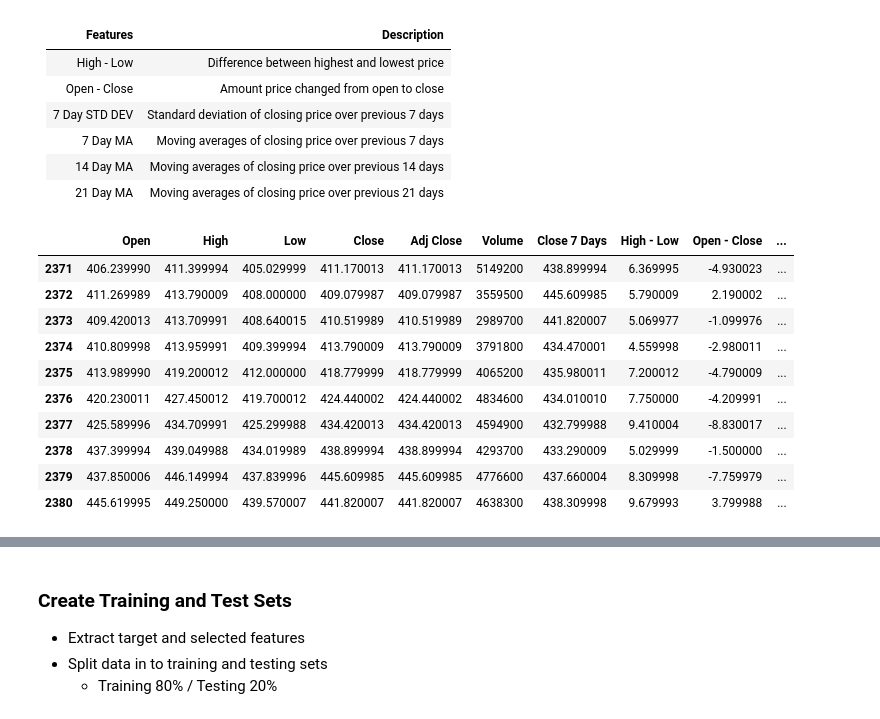
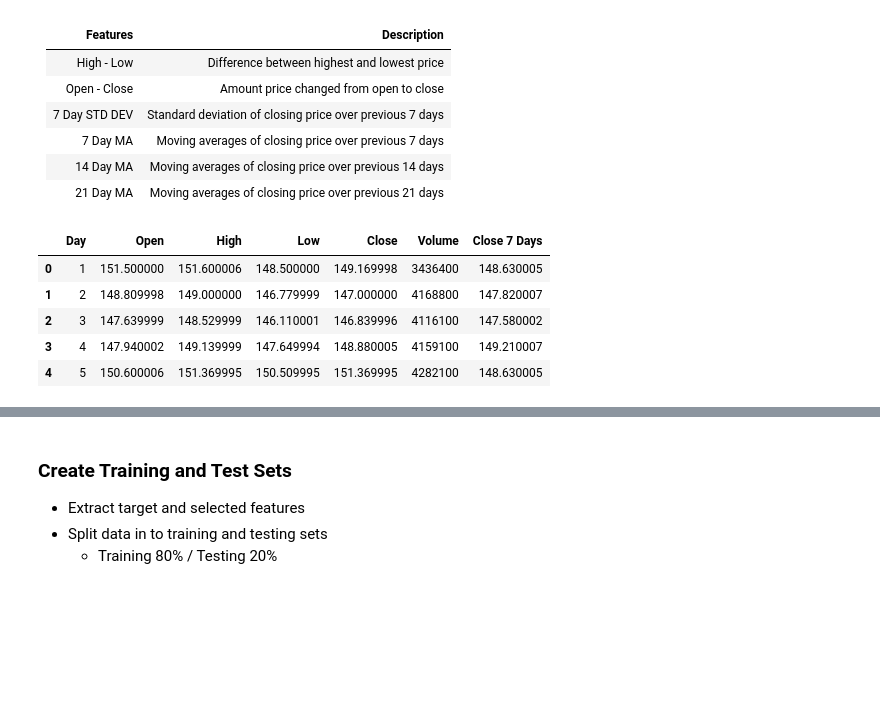
Before and after one commit to shannaw04/ml-stock-predictor, a Jupyter notebook: stock-predictor.ipynb, the cells around one changed output, grey strips where cells are left out. Saved outputs shown, nothing was run; the diff lists cells and outputs as text; code cells hidden in the pictures; blank space fills up the shorter version.

```diff
--- a/stock-predictor.ipynb
+++ b/stock-predictor.ipynb
@@ -71,45 +73,25 @@ from sklearn.metrics import root_mean_squared_error, r2_score
 # %%
 RANDOM_STATE = 42
 file = "./berkshire_hathaway_data.csv"
 stock_data = pd.read_csv(file)
-
-
 
 # Target is next day's closing price
 # So want to target row i to correspond to row i-1 in feature columns
 # Add a column called next day's close
 stock_data['Close 7 Days'] = stock_data['Close'].shift(-7)
 
+stock_data['Day'] = np.arange(1, len(stock_data.index)+1)
+stock_data = stock_data[['Day', 'Open', 'High', 'Low', 'Close', 'Volume', 'Close 7 Days']]
 
-# Add columns for High Price - Low Price and
-# Closing Price - Opening Price
-stock_data['High - Low'] = stock_data['High'] - stock_data['Low']
-stock_data['Open - Close'] = stock_data['Open'] - stock_data['Close']
-
-# Calculate moving average of closing price over 7 days, 14 days, and
-# 21 days.
-stock_data['7 Day MA'] = stock_data['Close'].rolling(7).mean()
-stock_data['14 Day MA'] = stock_data['Close'].rolling(14).mean()
-stock_data['21 Day MA'] = stock_data['Close'].rolling(21).mean()
-
-# Standard deviation of closing price over 7 days
-stock_data['7 Day STD DEV'] = stock_data['Close'].rolling(7).std()
-
-stock_data = stock_data.drop(columns=['Date'])
 
 # Drop the rows with missing data
 stock_data = stock_data.dropna().reset_index(drop=True)
 
-stock_data.tail(10)
+stock_data.head()
 # %% [output]
-|  | Open | High | Low | Close | Adj Close | Volume | Close 7 Days | High - Low | Open - Close | ... |
-| 2371 | 406.239990 | 411.399994 | 405.029999 | 411.170013 | 411.170013 | 5149200 | 438.899994 | 6.369995 | -4.930023 | ... |
-| 2372 | 411.269989 | 413.790009 | 408.000000 | 409.079987 | 409.079987 | 3559500 | 445.609985 | 5.790009 | 2.190002 | ... |
-| 2373 | 409.420013 | 413.709991 | 408.640015 | 410.519989 | 410.519989 | 2989700 | 441.820007 | 5.069977 | -1.099976 | ... |
-| 2374 | 410.809998 | 413.959991 | 409.399994 | 413.790009 | 413.790009 | 3791800 | 434.470001 | 4.559998 | -2.980011 | ... |
-| 2375 | 413.989990 | 419.200012 | 412.000000 | 418.779999 | 418.779999 | 4065200 | 435.980011 | 7.200012 | -4.790009 | ... |
-| 2376 | 420.230011 | 427.450012 | 419.700012 | 424.440002 | 424.440002 | 4834600 | 434.010010 | 7.750000 | -4.209991 | ... |
-| 2377 | 425.589996 | 434.709991 | 425.299988 | 434.420013 | 434.420013 | 4594900 | 432.799988 | 9.410004 | -8.830017 | ... |
-| 2378 | 437.399994 | 439.049988 | 434.019989 | 438.899994 | 438.899994 | 4293700 | 433.290009 | 5.029999 | -1.500000 | ... |
-| 2379 | 437.850006 | 446.149994 | 437.839996 | 445.609985 | 445.609985 | 4776600 | 437.660004 | 8.309998 | -7.759979 | ... |
-| 2380 | 445.619995 | 449.250000 | 439.570007 | 441.820007 | 441.820007 | 4638300 | 438.309998 | 9.679993 | 3.799988 | ... |
+|  | Day | Open | High | Low | Close | Volume | Close 7 Days |
+| 0 | 1 | 151.500000 | 151.600006 | 148.500000 | 149.169998 | 3436400 | 148.630005 |
+| 1 | 2 | 148.809998 | 149.000000 | 146.779999 | 147.000000 | 4168800 | 147.820007 |
+| 2 | 3 | 147.639999 | 148.529999 | 146.110001 | 146.839996 | 4116100 | 147.580002 |
+| 3 | 4 | 147.940002 | 149.139999 | 147.649994 | 148.880005 | 4159100 | 149.210007 |
+| 4 | 5 | 150.600006 | 151.369995 | 150.509995 | 151.369995 | 4282100 | 148.630005 |
```
Also changed, not shown: parts of 28 cells of this notebook, 1 other file.
